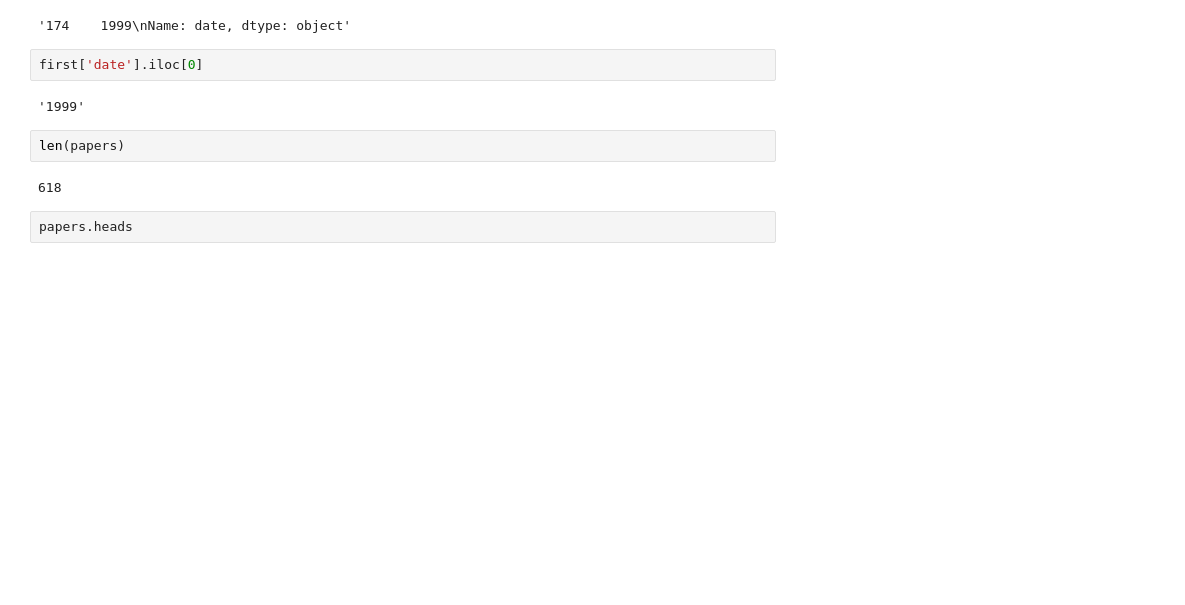
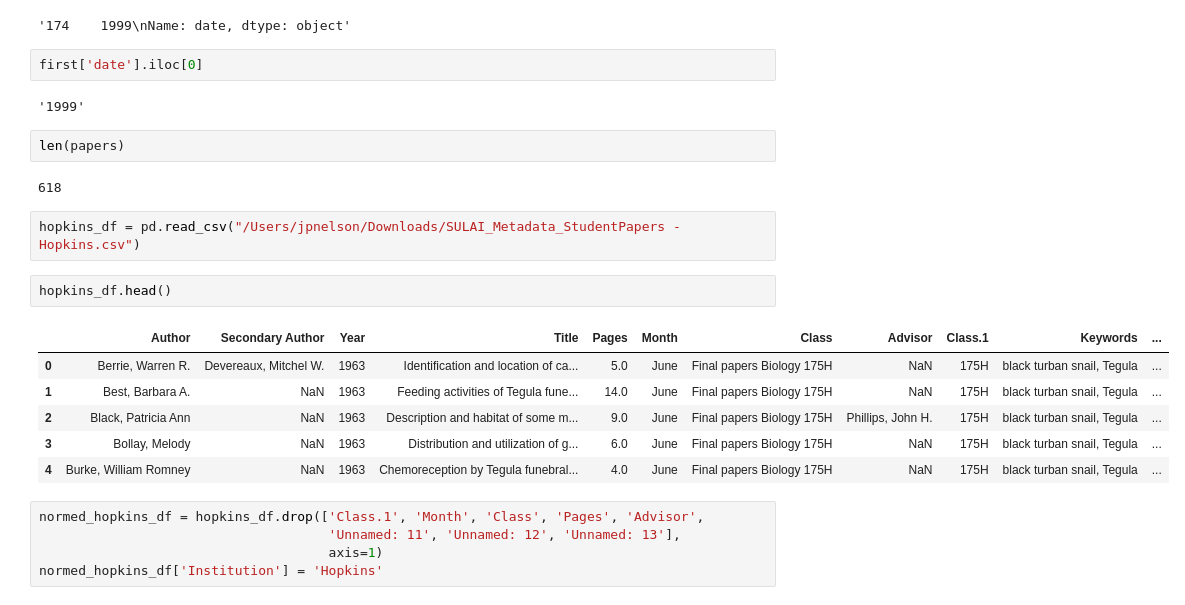
Before and after one commit to sul-dlss-labs/spoc, a Jupyter notebook: data-prep.ipynb, the cells around one changed output. Drawn from its saved outputs; the diff is of its cells as text; blank space fills up the shorter version.

Commit message:
Update to use Papers metadata

```diff
--- a/data-prep.ipynb
+++ b/data-prep.ipynb
@@ -35,5 +37,19 @@ first['date'].iloc[0]
 len(papers)
 # %% [output]
 618
-# %%
-papers.heads
+# %%
+hopkins_df = pd.read_csv("/Users/jpnelson/Downloads/SULAI_Metadata_StudentPapers - Hopkins.csv")
+# %%
+hopkins_df.head()
+# %% [output]
+|  | Author | Secondary Author | Year | Title | Pages | Month | Class | Advisor | Class.1 | Keywords | ... |
+| 0 | Berrie, Warren R. | Devereaux, Mitchel W. | 1963 | Identification and location of ca... | 5.0 | June | Final papers Biology 175H | NaN | 175H | black turban snail, Tegula | ... |
+| 1 | Best, Barbara A. | NaN | 1963 | Feeding activities of Tegula fune... | 14.0 | June | Final papers Biology 175H | NaN | 175H | black turban snail, Tegula | ... |
+| 2 | Black, Patricia Ann | NaN | 1963 | Description and habitat of some m... | 9.0 | June | Final papers Biology 175H | Phillips, John H. | 175H | black turban snail, Tegula | ... |
+| 3 | Bollay, Melody | NaN | 1963 | Distribution and utilization of g... | 6.0 | June | Final papers Biology 175H | NaN | 175H | black turban snail, Tegula | ... |
+| 4 | Burke, William Romney | NaN | 1963 | Chemoreception by Tegula funebral... | 4.0 | June | Final papers Biology 175H | NaN | 175H | black turban snail, Tegula | ... |
+# %%
+normed_hopkins_df = hopkins_df.drop(['Class.1', 'Month', 'Class', 'Pages', 'Advisor',
+                                     'Unnamed: 11', 'Unnamed: 12', 'Unnamed: 13'],
+                                     axis=1)
+normed_hopkins_df['Institution'] = 'Hopkins'
```
Also changed, not shown: parts of 30 cells of this notebook, 3 other files.
